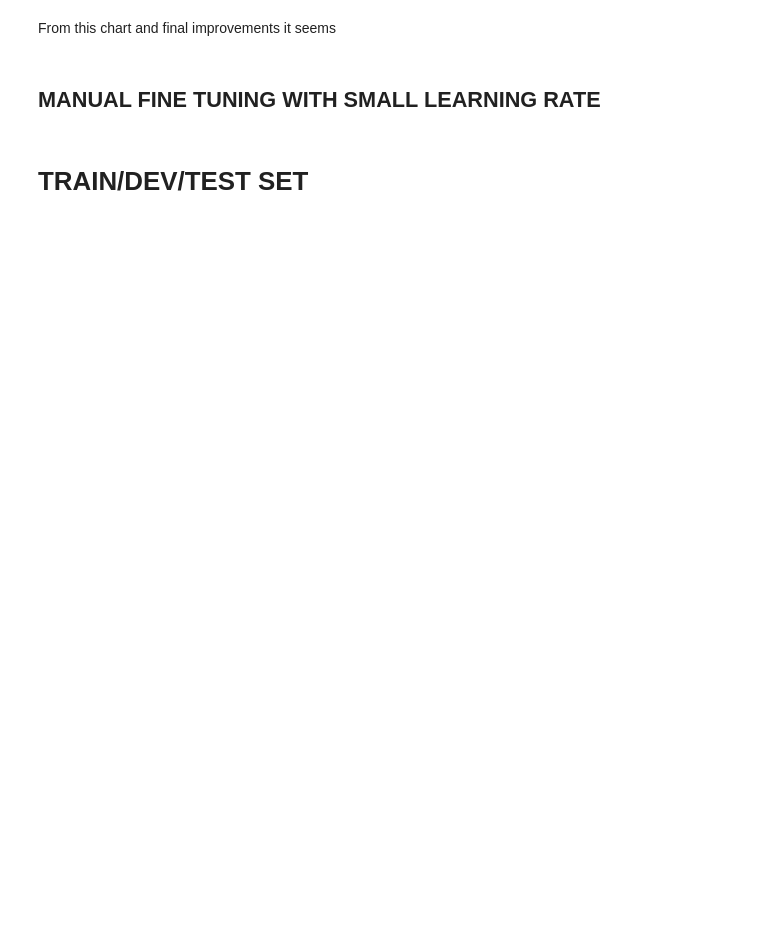
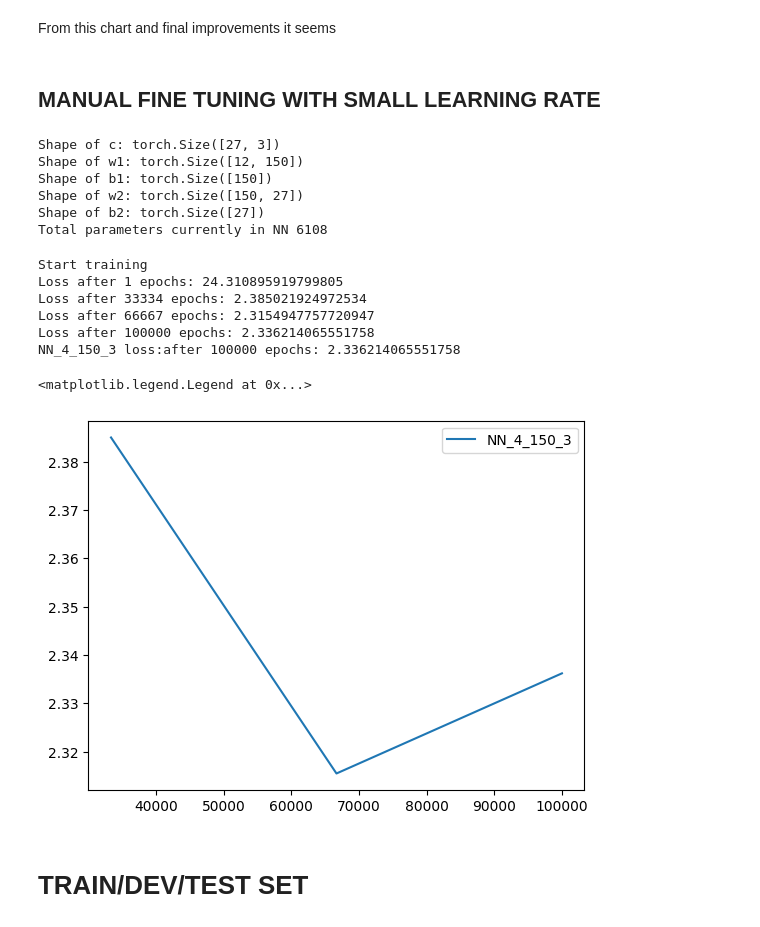
Before and after one commit to AndresNamm/nn_zero_to_hero, a Jupyter notebook: makemore_l2.ipynb, the cells around one changed output. Drawn from its saved outputs; the diff is of its cells as text; code cells hidden in the pictures; blank space fills up the shorter version.

Commit message:
Improving neural network

```diff
--- a/makemore_l2.ipynb
+++ b/makemore_l2.ipynb
@@ -478,6 +483,42 @@ plt.show()
 From this chart and final improvements it seems
 # %% [markdown]
 ## MANUAL FINE TUNING WITH SMALL LEARNING RATE
+# %%
+from makemore.prepare_data import generate_training_data
+from makemore.neural_network import NeuralNetwork, TrainingParams
+
+with open('data/names.txt', encoding='utf-8') as f:
+    names = f.readlines()
+    names = [name.strip() for name in names]
+
+X,Y = generate_training_data(names,4)
+
+nn = NeuralNetwork(context_size=4,hidden_layer_neurons=150,letter_embedding_dimensions=3, print_flag=True)
+# %% [output]
+Shape of c: torch.Size([27, 3])
+Shape of w1: torch.Size([12, 150])
+Shape of b1: torch.Size([150])
+Shape of w2: torch.Size([150, 27])
+Shape of b2: torch.Size([27])
+Total parameters currently in NN 6108
+# %%
+trainig_parameters = TrainingParams(iterations=100000,batch_size=30, learning_rate=lambda x: 0.1)
+nn.train(X,Y,trainig_parameters)
+# %% [output]
+Start training
+Loss after 1 epochs: 24.310895919799805
+Loss after 33334 epochs: 2.385021924972534
+Loss after 66667 epochs: 2.3154947757720947
+Loss after 100000 epochs: 2.336214065551758
+NN_4_150_3 loss:after 100000 epochs: 2.336214065551758
+# %%
+import matplotlib.pyplot as plt
+len(nn.losses)
+plt.plot([iteration for iteration in nn.loss_iterations[1:]],[loss.item() for loss in nn.losses[1:]], label=nn.name)
+plt.legend()
+# %% [output]
+<matplotlib.legend.Legend at 0x...>
+[figure, added]
 # %% [markdown]
 # TRAIN/DEV/TEST SET
 # %%
```
Also changed, not shown: parts of 21 cells of this notebook, 5 other files.
